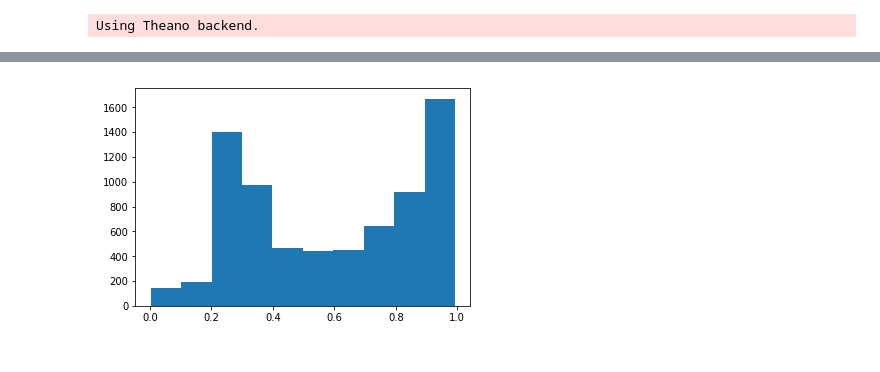
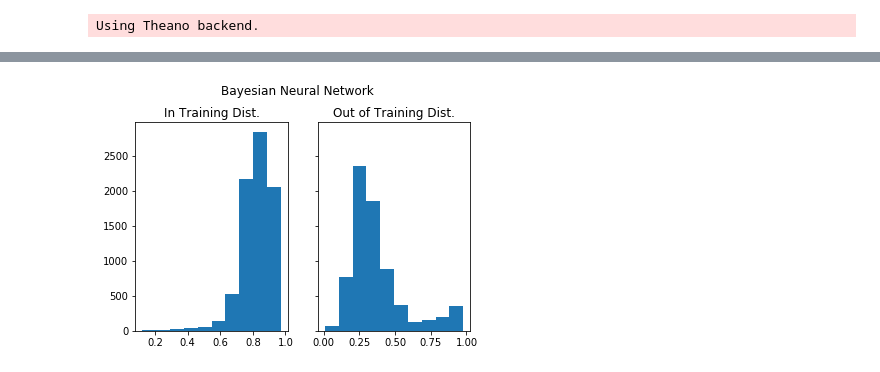
Before and after one commit to rab170/Bayesian-Neural-Networks, a Jupyter notebook: simple_BNN.ipynb, the cells around one changed output, grey strips where cells are left out. Drawn from its saved outputs; the diff is of its cells as text; code cells hidden in the pictures.

```diff
--- a/simple_BNN.ipynb
+++ b/simple_BNN.ipynb
@@ -128 +128,12 @@ plt.xlabel('iteration')
+# %%
+idx = mnist['target'] == 1
+in_dist_img = mnist['data'][idx]
+in_dist = np.array(map(resize, in_dist_img))/255.0
+
+ann_input.set_value(in_dist)
+ann_output.set_value(np.ones(in_dist.shape[1]))
+
+in_dist_ppc = pm.sample_ppc(trace, model=neural_network, samples=1000);
+in_dist_means = in_dist_ppc['out'].mean(axis=0)
+in_dist_stds = in_dist_ppc['out'].std(axis=0)
 # %%
@@ -141,4 +150,10 @@ stds = ppc['out'].std(axis=0)
-# %%
-plt.hist(means);
-# %% [output]
-[figure, removed]
+# %%
+fig, (ax1, ax2) = plt.subplots(1, 2, sharey=True);
+ax1.hist(in_dist_means);
+ax1.set_title('In Training Dist.');
+ax2.hist(out_of_dist_means);
+ax2.set_title('Out of Training Dist.');
+fig.suptitle('Bayesian Neural Network');
+fig.subplots_adjust(top=0.85)
+# %% [output]
+[figure, added]
```
Also changed, not shown: parts of 15 cells of this notebook.
